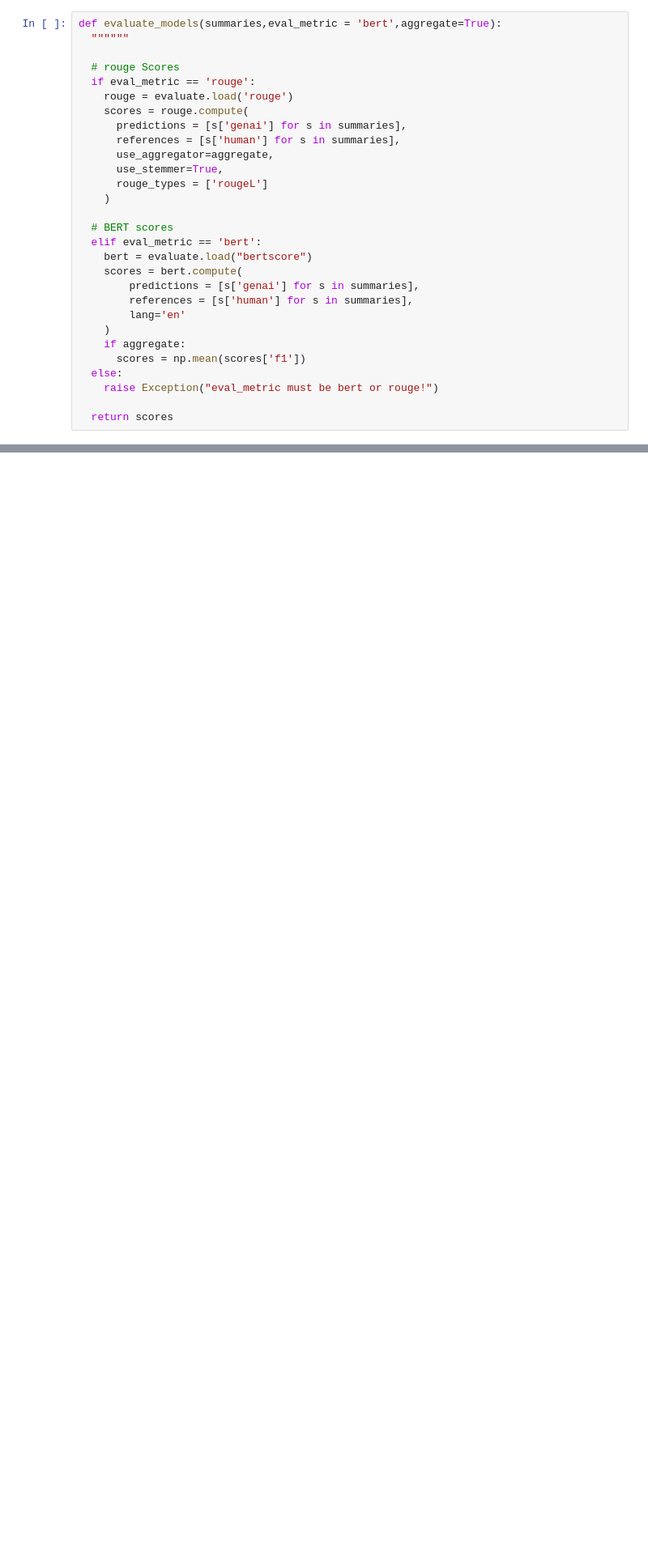
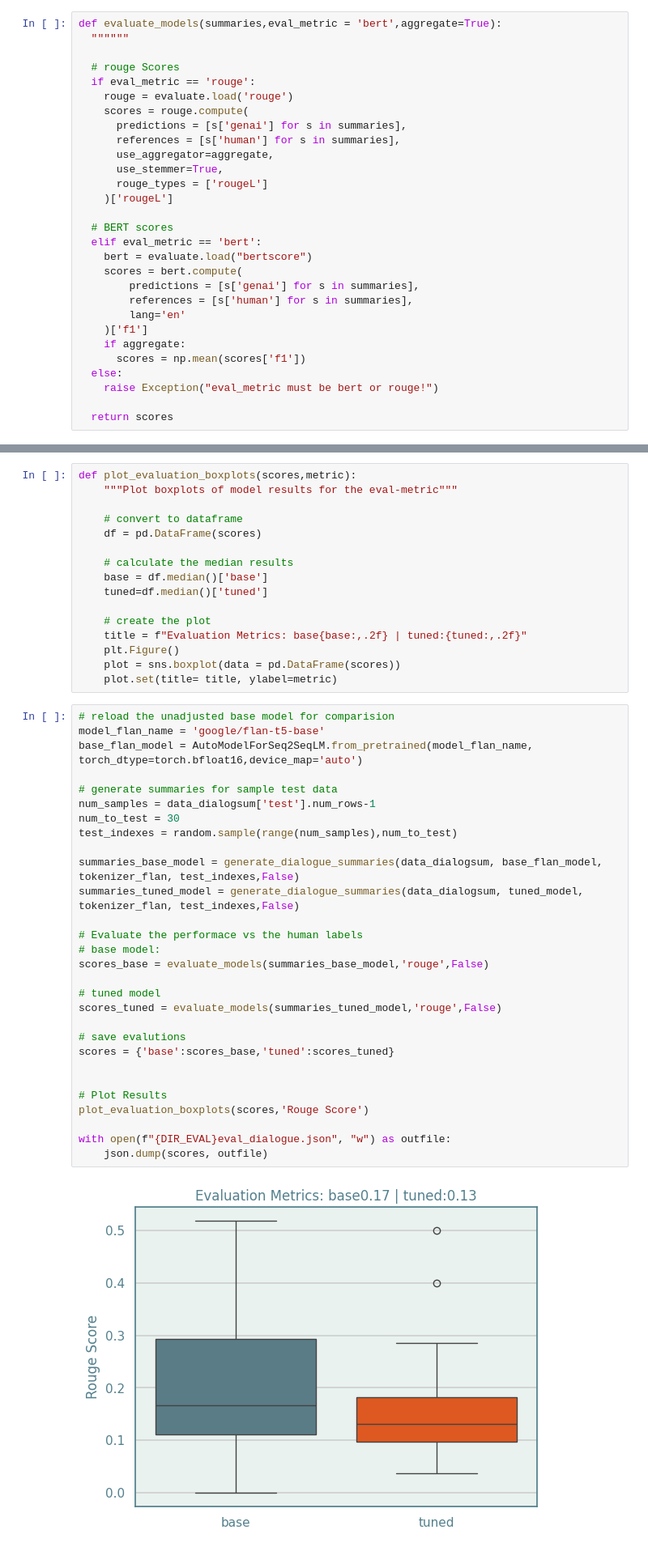
Before and after one commit to kconstable/LLM-fine-tuning, a Jupyter notebook: fine-tune.ipynb, the cells around one changed output, grey strips where cells are left out. Shown at 81% size. Cells and saved outputs as stored; diff of their text form; blank space fills up the shorter version.

Commit message:
t6-flan-training and evaluation, mistral wip

```diff
--- a/fine-tune.ipynb
+++ b/fine-tune.ipynb
@@ -166,7 +353,7 @@ def evaluate_models(summaries,eval_metric = 'bert',aggregate=True):
       use_aggregator=aggregate,
       use_stemmer=True,
       rouge_types = ['rougeL']
-    )
+    )['rougeL']
 
   # BERT scores
   elif eval_metric == 'bert':
@@ -175,7 +362,7 @@ def evaluate_models(summaries,eval_metric = 'bert',aggregate=True):
         predictions = [s['genai'] for s in summaries],
         references = [s['human'] for s in summaries],
         lang='en'
-    )
+    )['f1']
     if aggregate:
       scores = np.mean(scores['f1'])
   else:
@@ -196,0 +372,47 @@ print(evaluate_models(summaries_tuned_model,'bert',True))
+# %%
+def plot_evaluation_boxplots(scores,metric):
+    """Plot boxplots of model results for the eval-metric"""
+
+    # convert to dataframe
+    df = pd.DataFrame(scores)
+
+    # calculate the median results
+    base = df.median()['base']
+    tuned=df.median()['tuned']
+
+    # create the plot
+    title = f"Evaluation Metrics: base{base:,.2f} | tuned:{tuned:,.2f}"
+    plt.Figure()
+    plot = sns.boxplot(data = pd.DataFrame(scores))
+    plot.set(title= title, ylabel=metric)
+# %%
+# reload the unadjusted base model for comparision
+model_flan_name = 'google/flan-t5-base'
+base_flan_model = AutoModelForSeq2SeqLM.from_pretrained(model_flan_name, torch_dtype=torch.bfloat16,device_map='auto')
+
+# generate summaries for sample test data
+num_samples = data_dialogsum['test'].num_rows-1
+num_to_test = 30
+test_indexes = random.sample(range(num_samples),num_to_test)
+
+summaries_base_model = generate_dialogue_summaries(data_dialogsum, base_flan_model, tokenizer_flan, test_indexes,False)
+summaries_tuned_model = generate_dialogue_summaries(data_dialogsum, tuned_model, tokenizer_flan, test_indexes,False)
+
+# Evaluate the performace vs the human labels
+# base model:
+scores_base = evaluate_models(summaries_base_model,'rouge',False)
+
+# tuned model
+scores_tuned = evaluate_models(summaries_tuned_model,'rouge',False)
+
+# save evalutions
+scores = {'base':scores_base,'tuned':scores_tuned}
+
+
+# Plot Results
+plot_evaluation_boxplots(scores,'Rouge Score')
+
+with open(f"{DIR_EVAL}eval_dialogue.json", "w") as outfile:
+    json.dump(scores, outfile)
+# %% [output]
+[figure, added]
```
Also changed, not shown: parts of 40 cells of this notebook.
